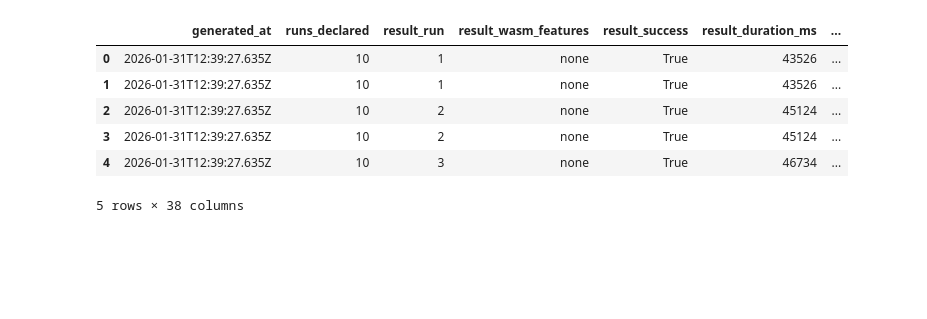
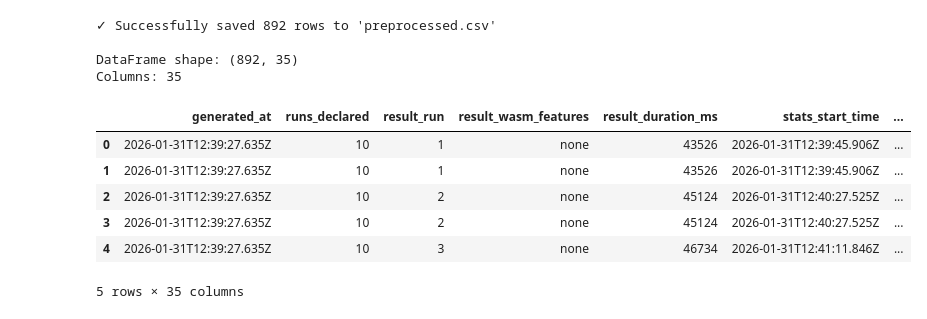
Before and after one commit to elarsaks/umap-bench, a Jupyter notebook: bench/preprocess.ipynb, the cells around one changed output. Cells and saved outputs as stored; diff of their text form; code cells hidden in the pictures; blank space fills up the shorter version.

```diff
--- a/bench/preprocess.ipynb
+++ b/bench/preprocess.ipynb
@@ -47,24 +77,31 @@ for path in files:
     })
 
     for result in data.get("results", []):
+        # Skip results with empty or missing uiMetrics
+        ui_metrics = result.get("uiMetrics")
+        if not ui_metrics:
+            continue
+
         base = dict(top)
         base.update({
             "result_run": result.get("run"),
             "result_wasm_features": result.get("wasmFeatures"),
-            "result_success": result.get("success"),
             "result_duration_ms": result.get("durationMs"),
-            "result_label": result.get("resultLabel"),
         })
 
         stats = result.get("stats") or {}
         base.update({
             "stats_start_time": stats.get("startTime"),
             "stats_duration_ms": stats.get("duration"),
-            "stats_flaky": stats.get("flaky"),
         })
 
-        for ui in result.get("uiMetrics") or []:
-            for row in ui.get("rows") or []:
+        for ui in ui_metrics:
+            # Skip UI entries with empty or missing rows
+            ui_rows = ui.get("rows")
+            if not ui_rows:
+                continue
+
+            for row in ui_rows:
                 out = dict(base)
                 out.update({
                     "ui_run_id": row.get("runId"),
@@ -88,12 +155,9 @@ columns = [
     "runs_declared",
     "result_run",
     "result_wasm_features",
-    "result_success",
     "result_duration_ms",
-    "result_label",
     "stats_start_time",
     "stats_duration_ms",
-    "stats_flaky",
     "wasm_features_file",
     "wasm_preload",
     "machine_platform",
@@ -101,37 +165,46 @@ columns = [
     "machine_arch",
     "cpu_model",
     "cpu_cores",
     "total_mem_bytes",
     "load_avg_1",
     "load_avg_5",
     "load_avg_15",
     "hostname",
     "git_commit",
     "git_branch",
     "git_status_dirty",
     "ui_run_id",
     "ui_timestamp",
     "scope",
     "dataset_name",
     "dataset_size",
     "dimensions",
     "ui_wasm_features",
     "wasm_mode",
     "runtime_ms",
     "memory_delta_mb",
     "trustworthiness",
     "fps_avg",
     "responsiveness_ms",
 ]
 
 df = pd.DataFrame(rows).reindex(columns=columns)
 df.to_csv(output_path, index=False)
+
+print(f"✓ Successfully saved {len(df)} rows to '{output_path}'")
+print(f"\nDataFrame shape: {df.shape}")
+print(f"Columns: {len(df.columns)}")
+
 df.head()
 # %% [output]
+✓ Successfully saved 892 rows to 'preprocessed.csv'
+
+DataFrame shape: (892, 35)
+Columns: 35
-|  | generated_at | runs_declared | result_run | result_wasm_features | result_success | result_duration_ms | ... |
-| 0 | 2026-01-31T12:39:27.635Z | 10 | 1 | none | True | 43526 | ... |
-| 1 | 2026-01-31T12:39:27.635Z | 10 | 1 | none | True | 43526 | ... |
-| 2 | 2026-01-31T12:39:27.635Z | 10 | 2 | none | True | 45124 | ... |
-| 3 | 2026-01-31T12:39:27.635Z | 10 | 2 | none | True | 45124 | ... |
-| 4 | 2026-01-31T12:39:27.635Z | 10 | 3 | none | True | 46734 | ... |
+|  | generated_at | runs_declared | result_run | result_wasm_features | result_duration_ms | stats_start_time | ... |
+| 0 | 2026-01-31T12:39:27.635Z | 10 | 1 | none | 43526 | 2026-01-31T12:39:45.906Z | ... |
+| 1 | 2026-01-31T12:39:27.635Z | 10 | 1 | none | 43526 | 2026-01-31T12:39:45.906Z | ... |
+| 2 | 2026-01-31T12:39:27.635Z | 10 | 2 | none | 45124 | 2026-01-31T12:40:27.525Z | ... |
+| 3 | 2026-01-31T12:39:27.635Z | 10 | 2 | none | 45124 | 2026-01-31T12:40:27.525Z | ... |
+| 4 | 2026-01-31T12:39:27.635Z | 10 | 3 | none | 46734 | 2026-01-31T12:41:11.846Z | ... |
-5 rows × 38 columns
+5 rows × 35 columns
```
Also changed, not shown: parts of 7 cells of this notebook, 39 other files.
